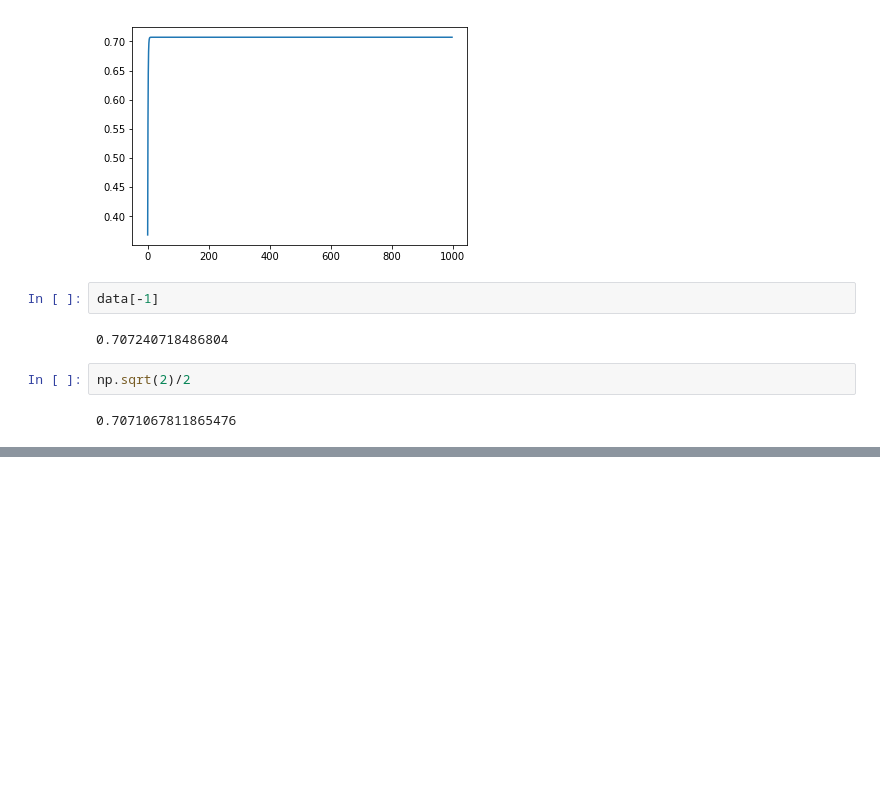
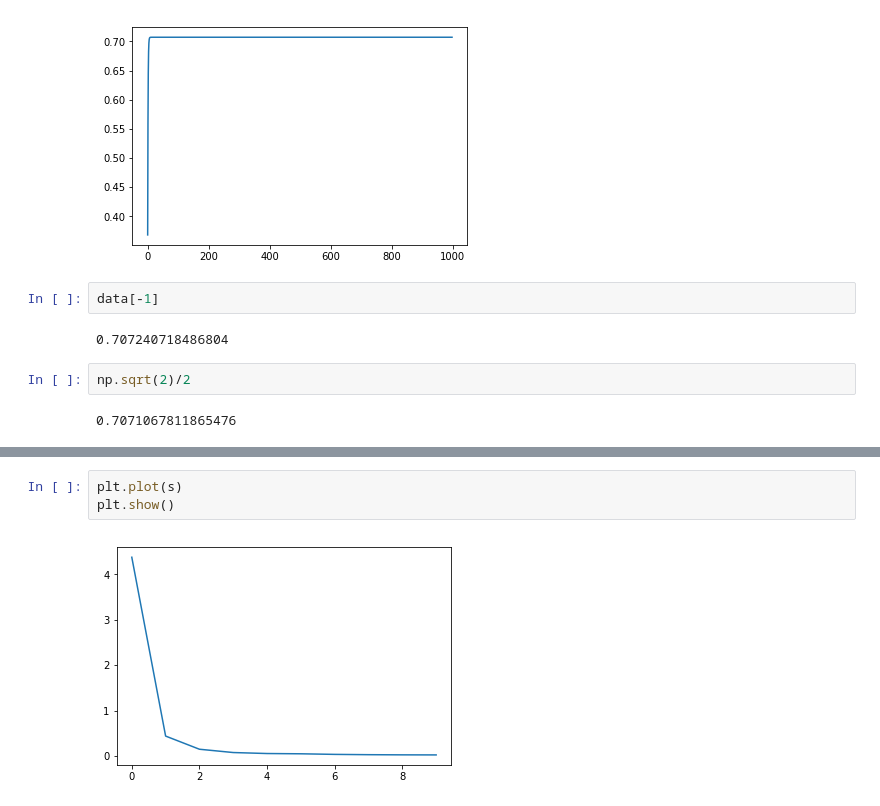
Before and after one commit to JachinShen/supreme-invention, a Jupyter notebook: Untitled.ipynb, the cells around one changed output, grey strips where cells are left out. Cells and saved outputs as stored; diff of their text form; blank space fills up the shorter version.

```diff
--- a/Untitled.ipynb
+++ b/Untitled.ipynb
@@ -47,0 +67,5 @@ np.sqrt(2)/2
+# %%
+plt.plot(s)
+plt.show()
+# %% [output]
+[figure, added]
```
Also changed, not shown: parts of 8 cells of this notebook, 12 other files.
